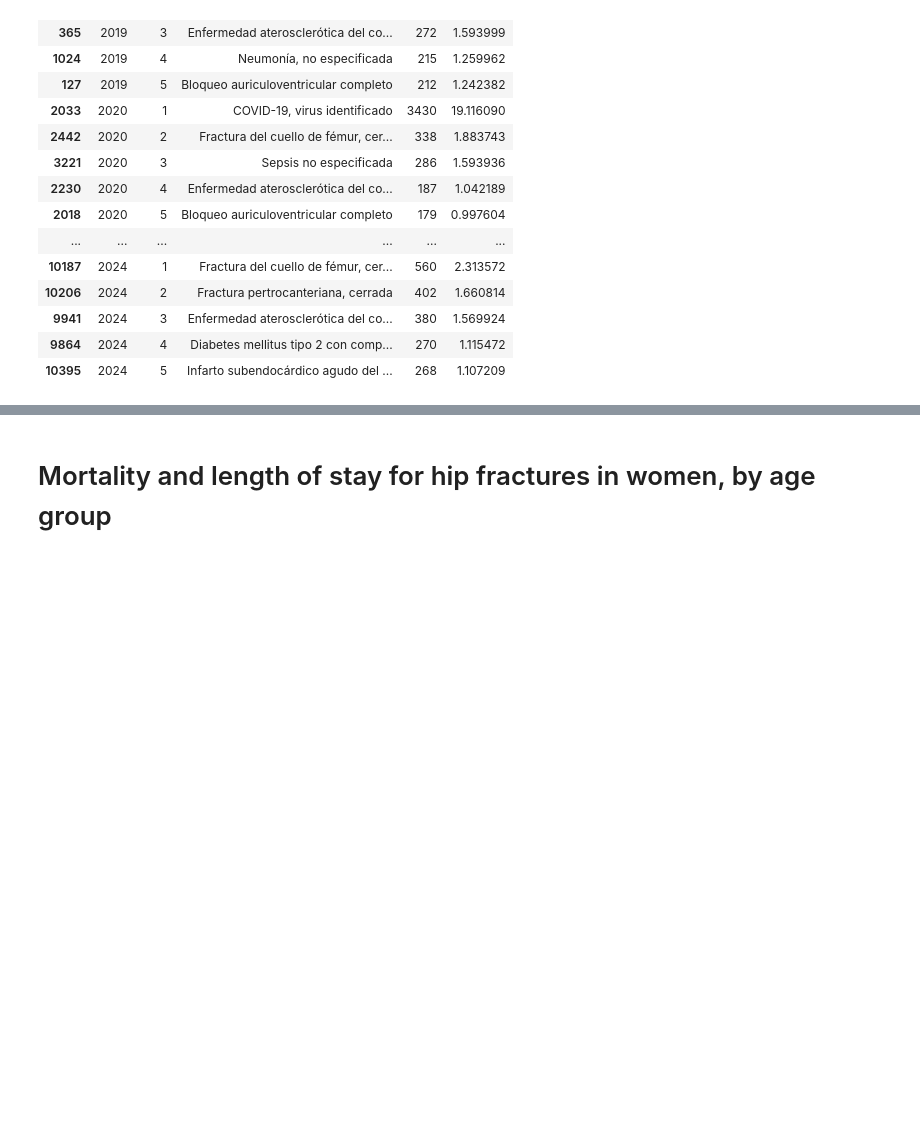
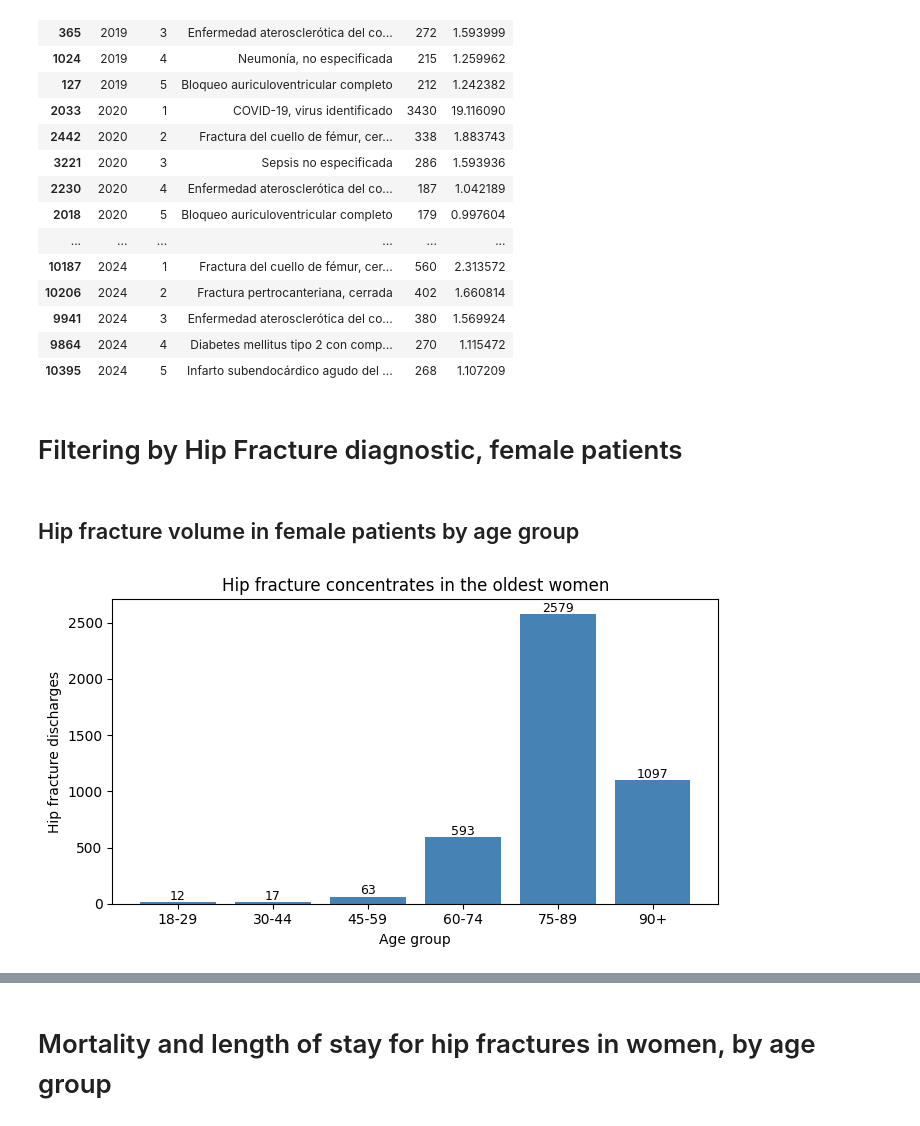
Before and after one commit to pbj-glitch/BusinessIntelligence, a Jupyter notebook: Group_02_C1/analysis/GROUP_02_C1_Analysis.ipynb, the cells around one changed output, grey strips where cells are left out. Saved outputs shown, nothing was run; the diff lists cells and outputs as text; code cells hidden in the pictures; blank space fills up the shorter version.

```diff
--- a/c1MariaLukas.ipynb
+++ b/Group_02_C1/analysis/GROUP_02_C1_Analysis.ipynb
@@ -296,3 +327,20 @@ top5[['YEAR', 'rank', 'DESCRIPCION', 'n', 'pct']]
 | 9941 | 2024 | 3 | Enfermedad aterosclerótica del co... | 380 | 1.569924 |
 | 9864 | 2024 | 4 | Diabetes mellitus tipo 2 con comp... | 270 | 1.115472 |
 | 10395 | 2024 | 5 | Infarto subendocárdico agudo del ... | 268 | 1.107209 |
+# %% [markdown]
+# Filtering by Hip Fracture diagnostic, female patients
+# %% [markdown]
+## Hip fracture volume in female patients by age group
+# %%
+fig, ax = plt.subplots(figsize=(7, 4))
+counts = hip['GRUPO_ETARIO'].value_counts().sort_index()
+ax.bar(counts.index.astype(str), counts.values, color='steelblue')
+ax.set_ylabel('Hip fracture discharges')
+ax.set_xlabel('Age group')
+ax.set_title('Hip fracture concentrates in the oldest women')
+for i, v in enumerate(counts.values):
+    ax.text(i, v + 20, str(v), ha='center', fontsize=9)
+plt.tight_layout()
+plt.show()
+# %% [output]
+[figure, added]
```
Also changed, not shown: parts of 39 cells of this notebook, 33 other files.
